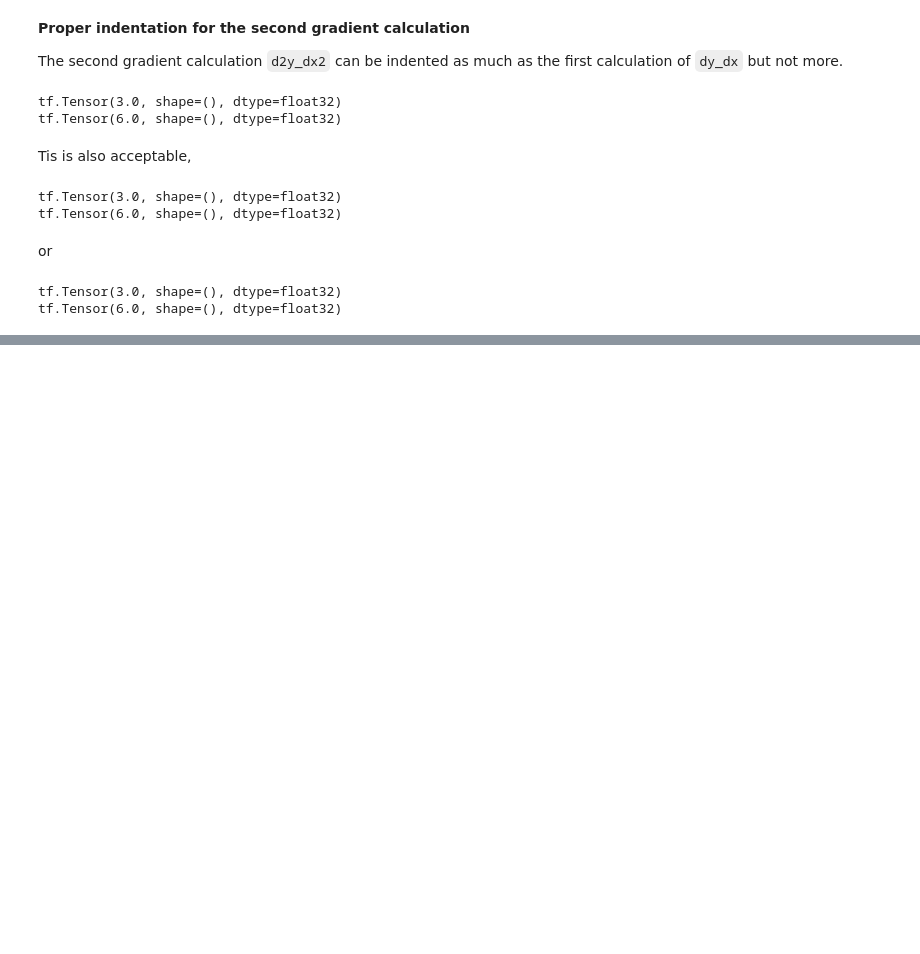
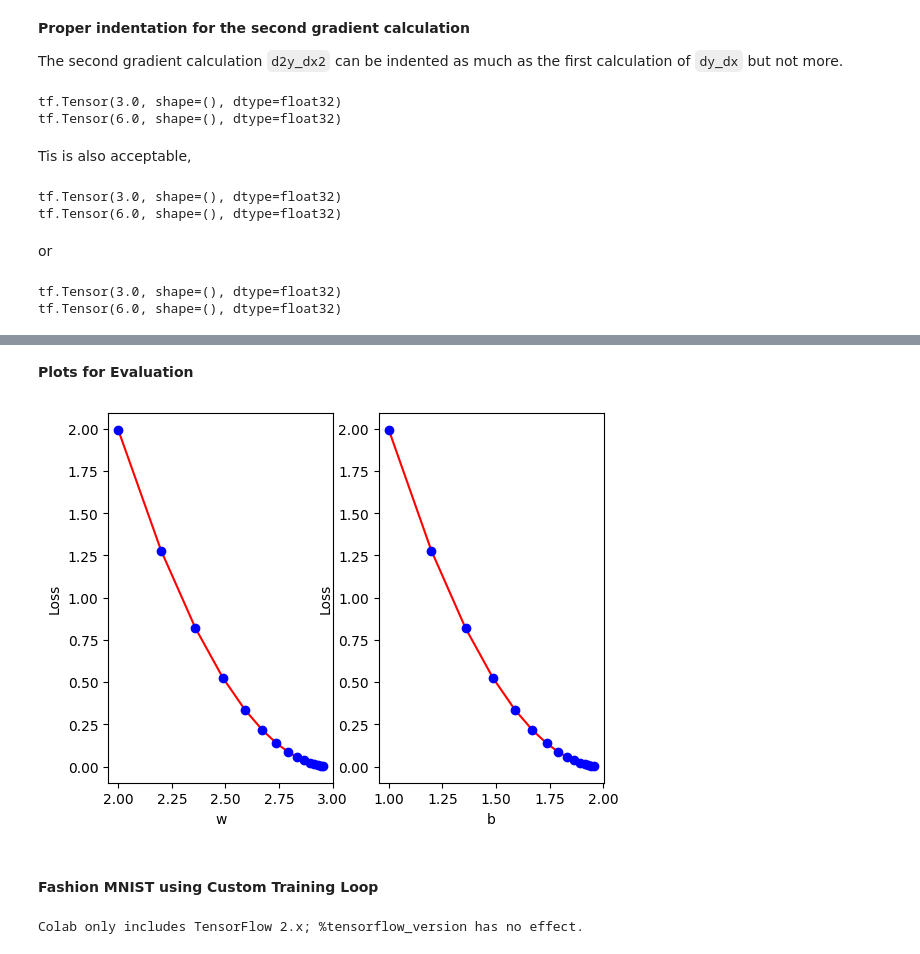
Before and after one commit to PandukaBandara99/ML-Books, a Jupyter notebook: AdvancedTensorFlow2.ipynb, the cells around one changed output, grey strips where cells are left out. Cells and saved outputs as stored; diff of their text form; code cells hidden in the pictures; blank space fills up the shorter version.

```diff
--- a/AdvancedTensorFlow2.ipynb
+++ b/AdvancedTensorFlow2.ipynb
@@ -729,0 +851,47 @@ tf.Tensor(6.0, shape=(), dtype=float32)
+# %% [markdown]
+**Plots for Evaluation**
+# %%
+def plot_loss_for_weights(weights_list, losses):
+  for idx, weights in enumerate(weights_list):
+    plt.subplot(120 + idx + 1)
+    plt.plot(weights['values'], losses, 'r')
+    plt.plot(weights['values'], losses, 'bo')
+    plt.xlabel(weights['name'])
+    plt.ylabel('Loss')
+
+
+weights_list = [{ 'name' : "w",
+                  'values' : list_w
+                },
+                {
+                  'name' : "b",
+                  'values' : list_b
+                }]
+
+plot_loss_for_weights(weights_list, losses)
+# %% [output]
+[figure, added]
+# %% [markdown]
+#### Fashion MNIST using Custom Training Loop
+# %%
+try:
+  # %tensorflow_version only exists in Colab.
+  %tensorflow_version 2.x
+except Exception:
+  pass
+
+import tensorflow as tf
+from tensorflow.keras.models import Model
+from tensorflow.keras.layers import Dense, Input
+
+import numpy as np
+import matplotlib.pyplot as plt
+import pandas as pd
+from sklearn.model_selection import train_test_split
+from sklearn.metrics import confusion_matrix
+import itertools
+from tqdm import tqdm
+import tensorflow_datasets as tfds
+import matplotlib.ticker as mticker
+# %% [output]
+Colab only includes TensorFlow 2.x; %tensorflow_version has no effect.
```
Also changed, not shown: parts of 35 cells of this notebook.
